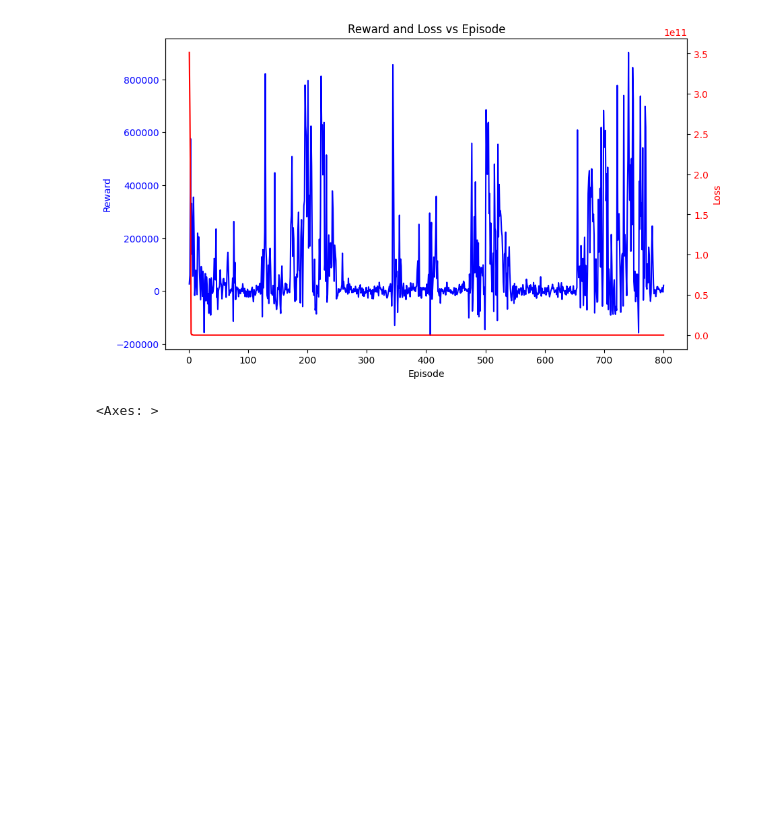
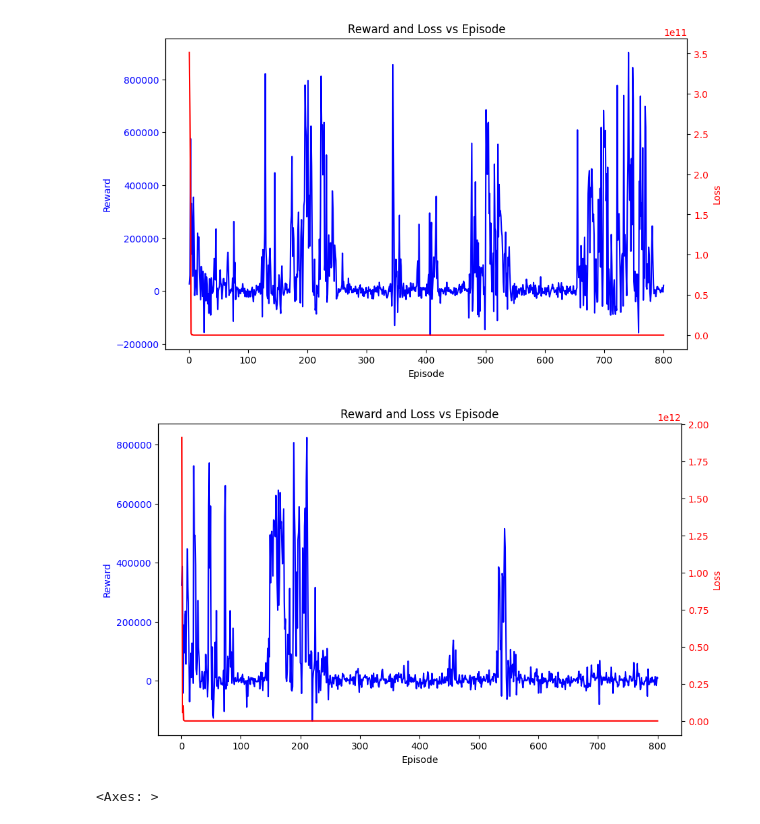
Before and after one commit to PhilipNJ/MScDissertationCode, a Jupyter notebook: SP500_analysis_trials.ipynb, the cells around one changed output. Saved outputs shown, nothing was run; the diff lists cells and outputs as text; code cells hidden in the pictures; blank space fills up the shorter version.

```diff
--- a/SP500_analysis_trials.ipynb
+++ b/SP500_analysis_trials.ipynb
@@ -166,6 +194,10 @@ reward_filter(reward)
 plot_training(log_train)
 # %% [output]
 [figure]
+# %%
+plot_training(log_train_no_hold)
+# %% [output]
+[figure, added]
 # %%
 action_episode_df = create_action_episode_df(log_train)
 action_episode_df = action_episode_df.apply(pd.Series.value_counts).transpose().reset_index()
```
Also changed, not shown: parts of 18 cells of this notebook, 5 other files.
